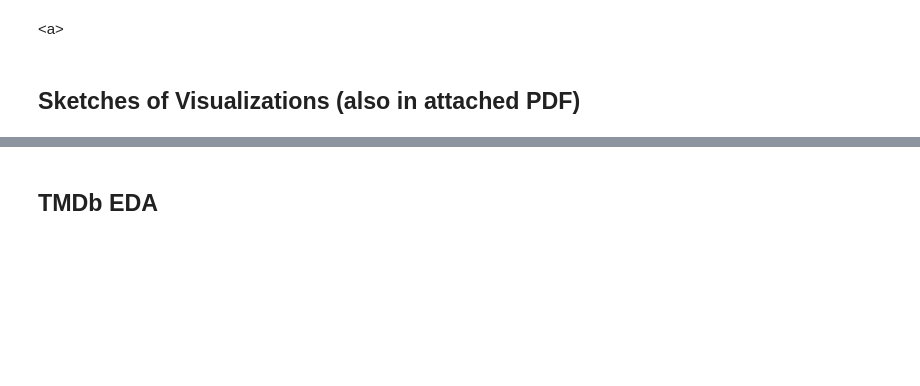
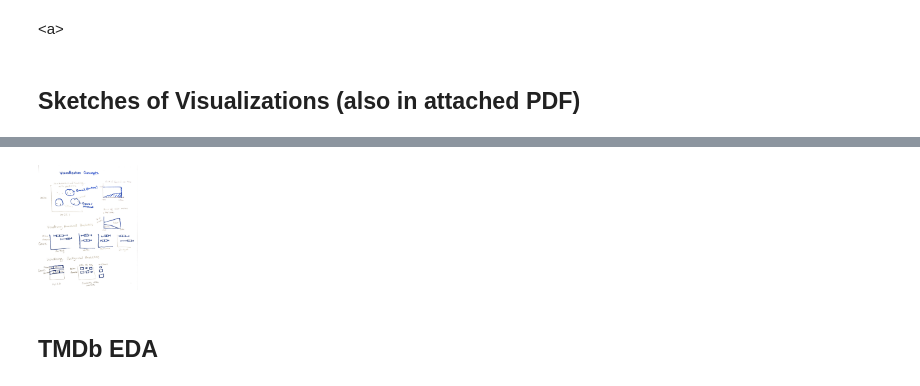
Before and after one commit to cocochrane/CS109B_FinalProject, a Jupyter notebook: Milestone1.ipynb, the cells around one changed output, grey strips where cells are left out. Drawn from its saved outputs; the diff is of its cells as text; code cells hidden in the pictures; blank space fills up the shorter version.

```diff
--- a/Milestone1.ipynb
+++ b/Milestone1.ipynb
@@ -118,3 +116,10 @@ The problem lies in the inconsistencies between the two databases in regard to m
+# %%
+import os
+from IPython.display import display, Image
+names = [f for f in os.listdir('../CS109B_FinalProject') if f.endswith('.png')]
+Image('../CS109B_FinalProject/' + names[0], width=100)
+# %% [output]
+[figure, added]
 # %% [markdown]
 ## TMDb EDA
 # %% [markdown]
```
Also changed, not shown: parts of 4 cells of this notebook, 3 other files.
